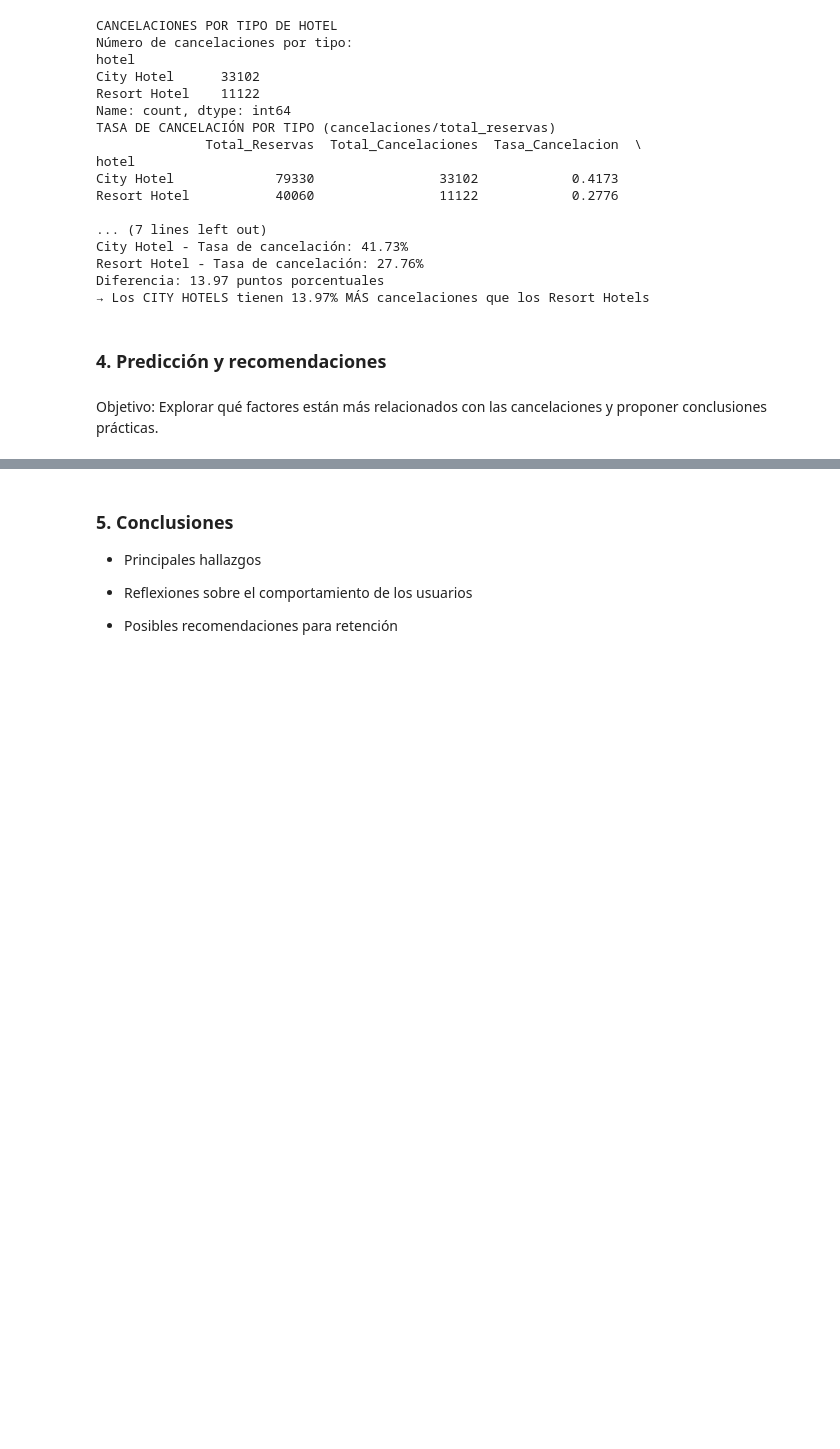
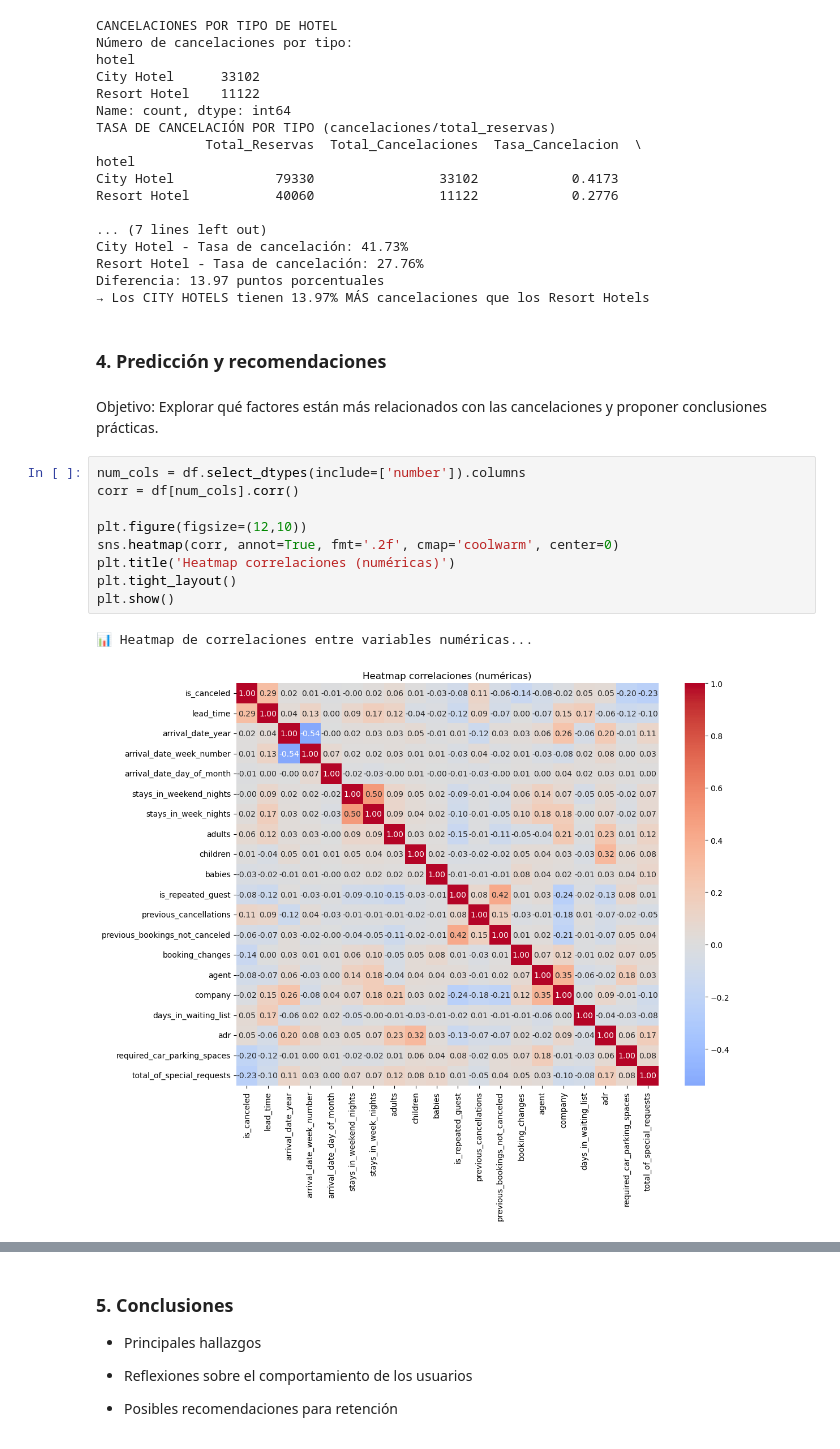
Before and after one commit to Patrirs05/analisis_hotel_booking, a Jupyter notebook: analisis_hotel.ipynb, the cells around one changed output, grey strips where cells are left out. Saved outputs shown, nothing was run; the diff lists cells and outputs as text; blank space fills up the shorter version.

```diff
--- a/analisis_hotel.ipynb
+++ b/analisis_hotel.ipynb
@@ -460,3 +460,15 @@ Diferencia: 13.97 puntos porcentuales
 ### 4. Predicción y recomendaciones
 # %% [markdown]
 Objetivo: Explorar qué factores están más relacionados con las cancelaciones y proponer conclusiones prácticas.
+# %%
+num_cols = df.select_dtypes(include=['number']).columns
+corr = df[num_cols].corr()
+
+plt.figure(figsize=(12,10))
+sns.heatmap(corr, annot=True, fmt='.2f', cmap='coolwarm', center=0)
+plt.title('Heatmap correlaciones (numéricas)')
+plt.tight_layout()
+plt.show()
+# %% [output]
+📊 Heatmap de correlaciones entre variables numéricas...
+[figure, added]
```
Also changed, not shown: parts of 7 cells of this notebook.
